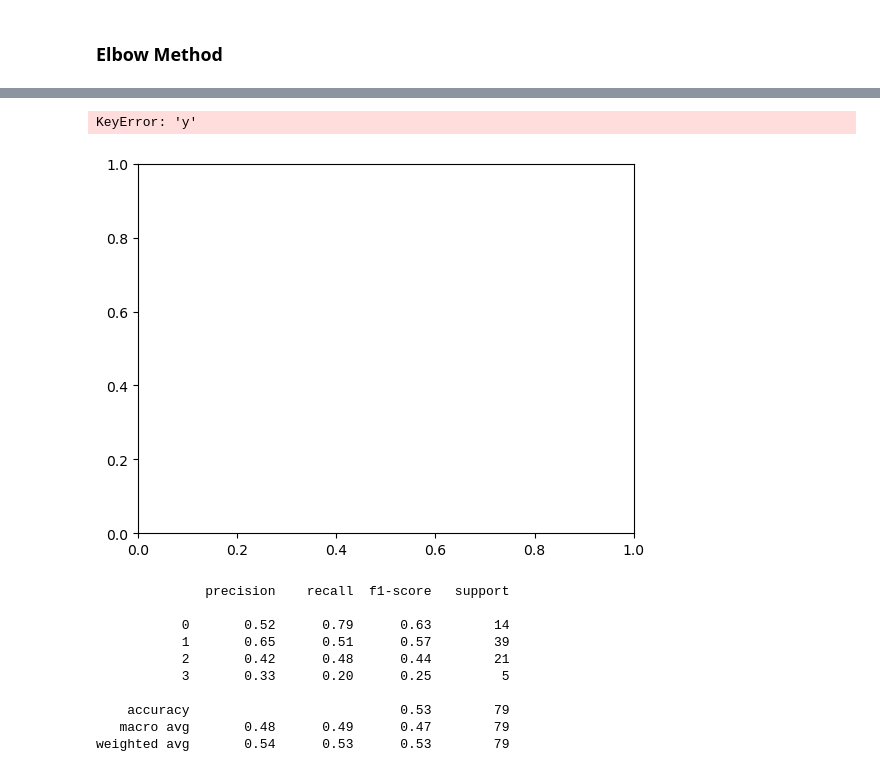
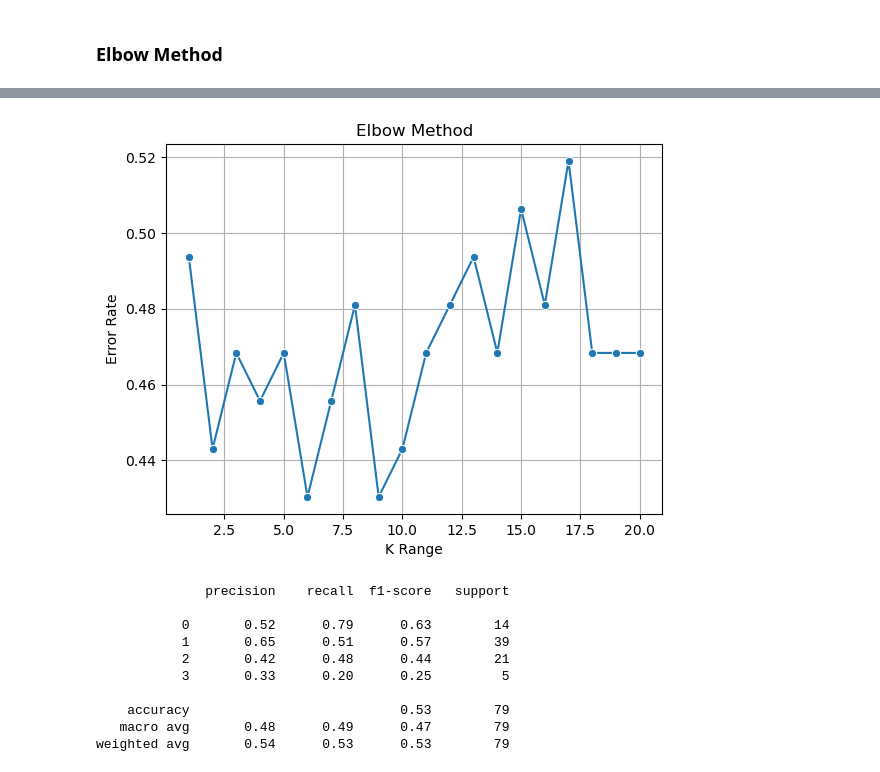
Before and after one commit to SmriteePoudel/DataScience, a Jupyter notebook: Dataset/KNN.ipynb, the cells around one changed output, grey strips where cells are left out. Drawn from its saved outputs; the diff is of its cells as text; code cells hidden in the pictures.

```diff
--- a/Dataset/KNN.ipynb
+++ b/Dataset/KNN.ipynb
@@ -352,7 +352,7 @@ Index(['failures', 'absences', 'G1', 'G2', 'Medu_id', 'Fedu_id',
       dtype='object')
 # %%
 features=[ 'Medu_id', 'Fedu_id',
-       'traveltime_id','studytime_id' 'famsup_id', 'schoolsup_id', 'internet_id',
+       'traveltime_id', 'famsup_id', 'schoolsup_id', 'internet_id',
        'health_id','failures', 'absences', 'G1', 'G2']
 target = 'Grade_id'
 # %%
@@ -406,12 +400,27 @@ KeyError: 'y'
 # %%
-sns.lineplot(x=k_range, y = error_rate, color ='red', marker= 'o')
+from sklearn.neighbors import KNeighborsClassifier
+import numpy as np
+
+k_range = range(1, 21)
+error_rate = []
+
+for k in k_range:
+    model = KNeighborsClassifier(n_neighbors=k)
+    model.fit(X_train_scale, Y_train_balanced)
+
+    y_pred = model.predict(X_test_scale)
+
+    error = np.mean(y_pred != Y_test)
+    error_rate.append(error)
+
+sns.lineplot(x=list(k_range), y=error_rate, marker='o')
 plt.grid()
 plt.xlabel('K Range')
 plt.ylabel('Error Rate')
-plt.title('Elbow Method:Figure')
+plt.title('Elbow Method')
+plt.show()
 # %% [output]
-KeyError: 'y'
-[figure, old version]
+[figure, new version]
 # %%
 k = 5
 model = KNeighborsClassifier(n_neighbors=k)
```
Also changed, not shown: parts of 11 cells of this notebook, 4 other files.
